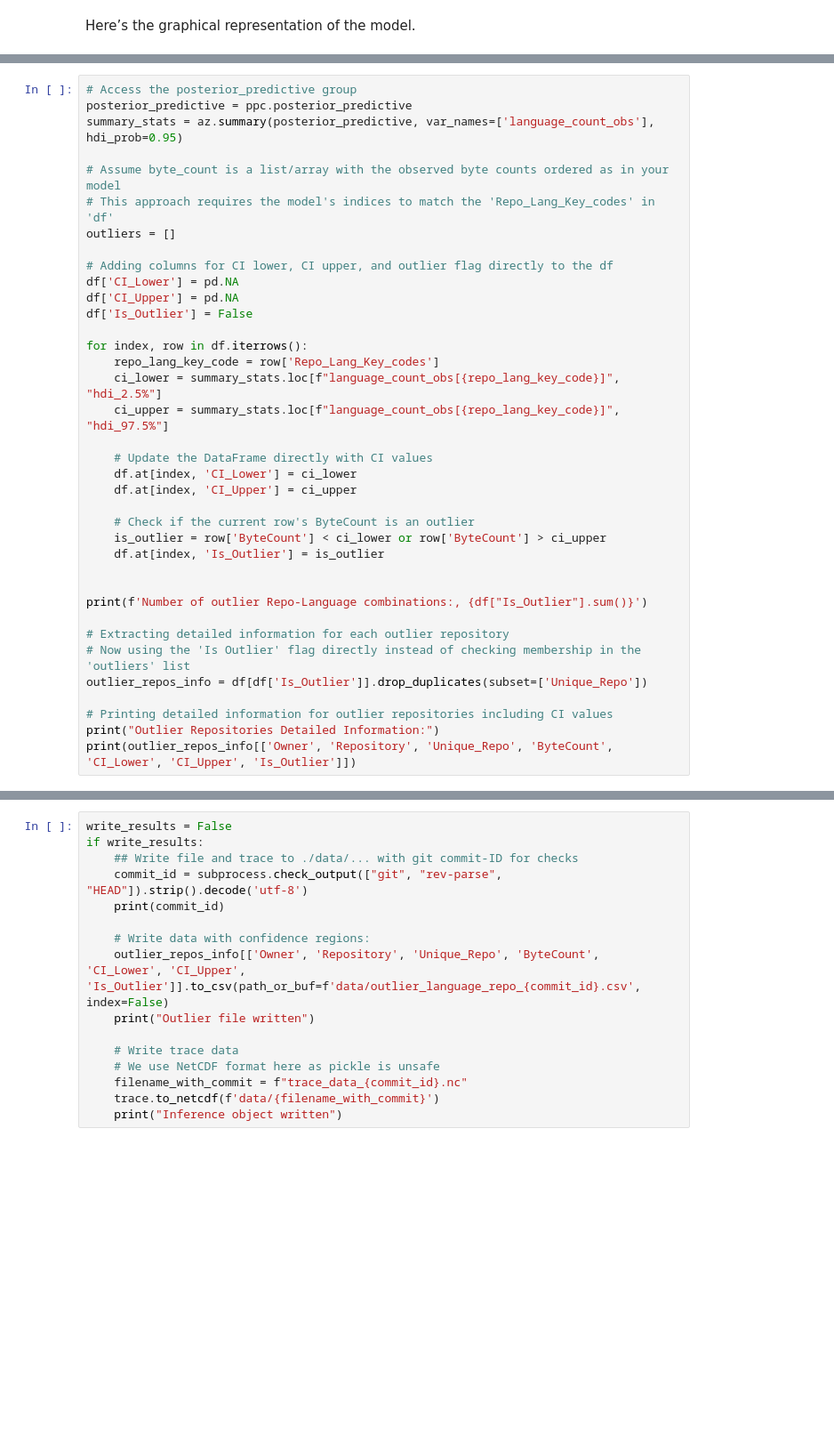
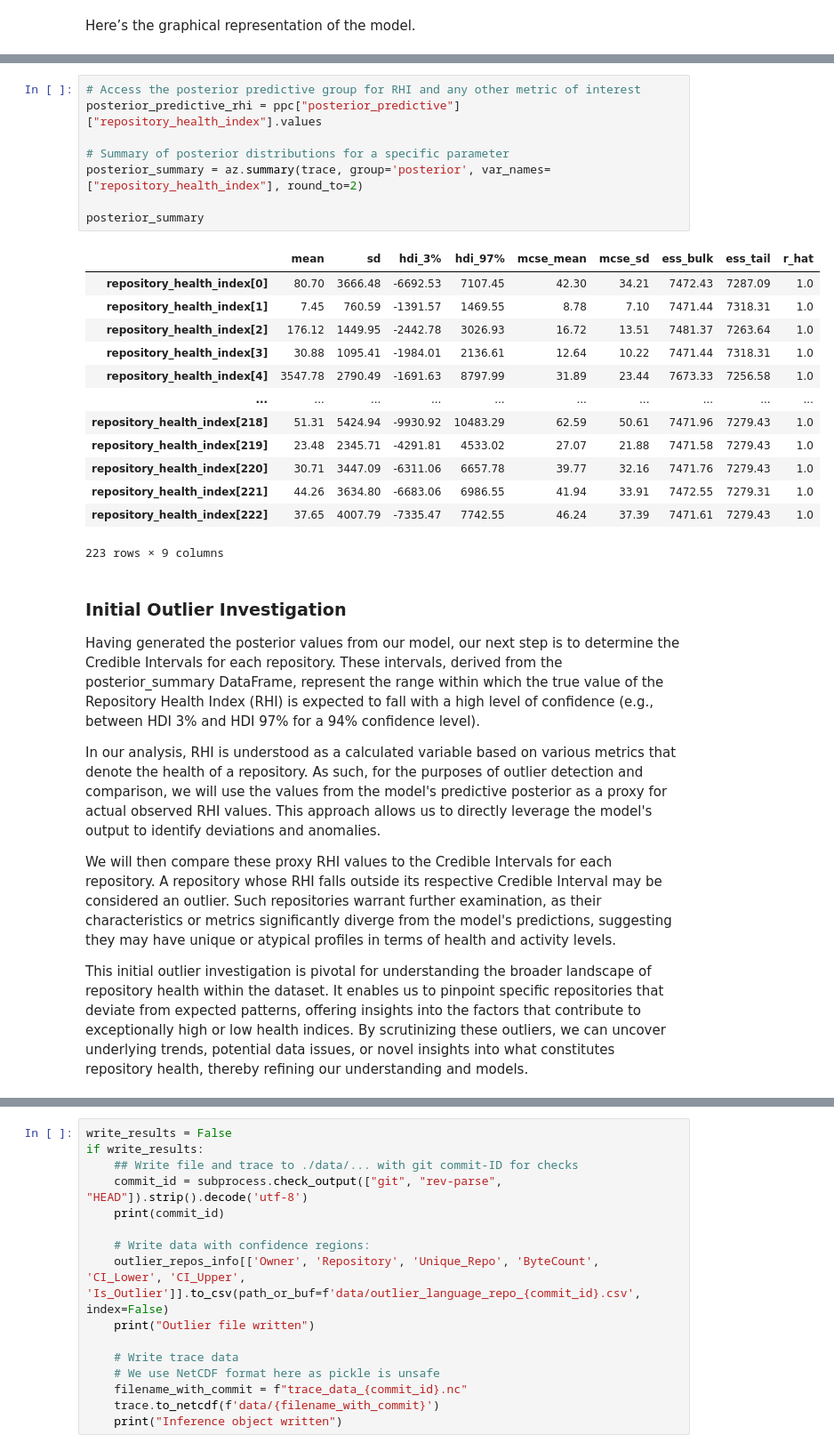
Before and after one commit to mpearmain/EA-metrics, a Jupyter notebook: Tribal_Knowledge/tribal_knowledge.ipynb, the cells around one changed output, grey strips where cells are left out. Shown at 89% size. Cells and saved outputs as stored; diff of their text form; blank space fills up the shorter version.

Commit message:
fixies for pandas datasets new model well defined

```diff
--- a/Tribal_Knowledge/tribal_knowledge.ipynb
+++ b/Tribal_Knowledge/tribal_knowledge.ipynb
@@ -548,37 +533,31 @@ with tribal_knowledge:
 # %%
-# Access the posterior_predictive group
-posterior_predictive = ppc.posterior_predictive
-summary_stats = az.summary(posterior_predictive, var_names=['language_count_obs'], hdi_prob=0.95)
+# Access the posterior predictive group for RHI and any other metric of interest
+posterior_predictive_rhi = ppc["posterior_predictive"]["repository_health_index"].values
 
-# Assume byte_count is a list/array with the observed byte counts ordered as in your model
-# This approach requires the model's indices to match the 'Repo_Lang_Key_codes' in 'df'
-outliers = []
+# Summary of posterior distributions for a specific parameter
+posterior_summary = az.summary(trace, group='posterior', var_names=["repository_health_index"], round_to=2)
 
-# Adding columns for CI lower, CI upper, and outlier flag directly to the df
-df['CI_Lower'] = pd.NA
-df['CI_Upper'] = pd.NA
-df['Is_Outlier'] = False
-
-for index, row in df.iterrows():
-    repo_lang_key_code = row['Repo_Lang_Key_codes']
-    ci_lower = summary_stats.loc[f"language_count_obs[{repo_lang_key_code}]", "hdi_2.5%"]
-    ci_upper = summary_stats.loc[f"language_count_obs[{repo_lang_key_code}]", "hdi_97.5%"]
-
-    # Update the DataFrame directly with CI values
-    df.at[index, 'CI_Lower'] = ci_lower
-    df.at[index, 'CI_Upper'] = ci_upper
-
-    # Check if the current row's ByteCount is an outlier
-    is_outlier = row['ByteCount'] < ci_lower or row['ByteCount'] > ci_upper
-    df.at[index, 'Is_Outlier'] = is_outlier
-
-
-print(f'Number of outlier Repo-Language combinations:, {df["Is_Outlier"].sum()}')
-
-# Extracting detailed information for each outlier repository
-# Now using the 'Is Outlier' flag directly instead of checking membership in the 'outliers' list
-outlier_repos_info = df[df['Is_Outlier']].drop_duplicates(subset=['Unique_Repo'])
-
-# Printing detailed information for outlier repositories including CI values
-print("Outlier Repositories Detailed Information:")
-print(outlier_repos_info[['Owner', 'Repository', 'Unique_Repo', 'ByteCount', 'CI_Lower', 'CI_Upper', 'Is_Outlier']])
+posterior_summary
+# %% [output]
+|  | mean | sd | hdi_3% | hdi_97% | mcse_mean | mcse_sd | ess_bulk | ess_tail | r_hat |
+| repository_health_index[0] | 80.70 | 3666.48 | -6692.53 | 7107.45 | 42.30 | 34.21 | 7472.43 | 7287.09 | 1.0 |
+| repository_health_index[1] | 7.45 | 760.59 | -1391.57 | 1469.55 | 8.78 | 7.10 | 7471.44 | 7318.31 | 1.0 |
+| repository_health_index[2] | 176.12 | 1449.95 | -2442.78 | 3026.93 | 16.72 | 13.51 | 7481.37 | 7263.64 | 1.0 |
+| repository_health_index[3] | 30.88 | 1095.41 | -1984.01 | 2136.61 | 12.64 | 10.22 | 7471.44 | 7318.31 | 1.0 |
+| repository_health_index[4] | 3547.78 | 2790.49 | -1691.63 | 8797.99 | 31.89 | 23.44 | 7673.33 | 7256.58 | 1.0 |
+| ... | ... | ... | ... | ... | ... | ... | ... | ... | ... |
+| repository_health_index[218] | 51.31 | 5424.94 | -9930.92 | 10483.29 | 62.59 | 50.61 | 7471.96 | 7279.43 | 1.0 |
+| repository_health_index[219] | 23.48 | 2345.71 | -4291.81 | 4533.02 | 27.07 | 21.88 | 7471.58 | 7279.43 | 1.0 |
+| repository_health_index[220] | 30.71 | 3447.09 | -6311.06 | 6657.78 | 39.77 | 32.16 | 7471.76 | 7279.43 | 1.0 |
+| repository_health_index[221] | 44.26 | 3634.80 | -6683.06 | 6986.55 | 41.94 | 33.91 | 7472.55 | 7279.31 | 1.0 |
+| repository_health_index[222] | 37.65 | 4007.79 | -7335.47 | 7742.55 | 46.24 | 37.39 | 7471.61 | 7279.43 | 1.0 |
+223 rows × 9 columns
+# %% [markdown]
+### Initial Outlier Investigation
+Having generated the posterior values from our model, our next step is to determine the Credible Intervals for each repository. These intervals, derived from the posterior_summary DataFrame, represent the range within which the true value of the Repository Health Index (RHI) is expected to fall with a high level of confidence (e.g., between HDI 3% and HDI 97% for a 94% confidence level).
+
+In our analysis, RHI is understood as a calculated variable based on various metrics that denote the health of a repository. As such, for the purposes of outlier detection and comparison, we will use the values from the model's predictive posterior as a proxy for actual observed RHI values. This approach allows us to directly leverage the model's output to identify deviations and anomalies.
+
+We will then compare these proxy RHI values to the Credible Intervals for each repository. A repository whose RHI falls outside its respective Credible Interval may be considered an outlier. Such repositories warrant further examination, as their characteristics or metrics significantly diverge from the model's predictions, suggesting they may have unique or atypical profiles in terms of health and activity levels.
+
+This initial outlier investigation is pivotal for understanding the broader landscape of repository health within the dataset. It enables us to pinpoint specific repositories that deviate from expected patterns, offering insights into the factors that contribute to exceptionally high or low health indices. By scrutinizing these outliers, we can uncover underlying trends, potential data issues, or novel insights into what constitutes repository health, thereby refining our understanding and models.
```
Also changed, not shown: parts of 7 cells of this notebook.
